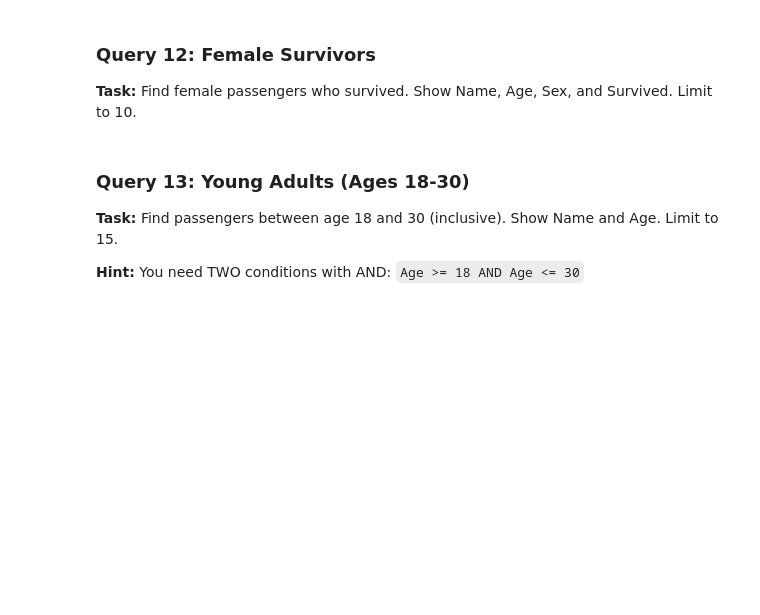
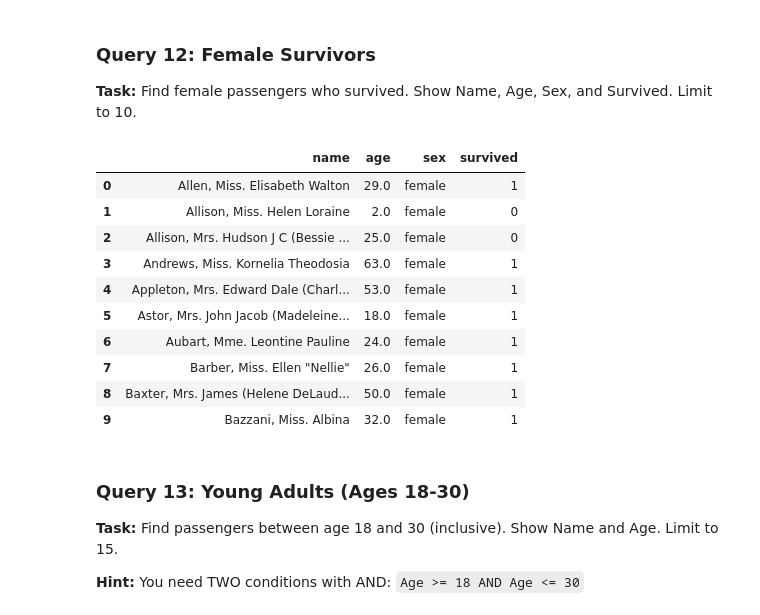
Before and after one commit to LSprecher27/databaseApplications, a Jupyter notebook: dbApps04/dbApps04Tasks.ipynb, the cells around one changed output. Drawn from its saved outputs; the diff is of its cells as text; code cells hidden in the pictures; blank space fills up the shorter version.

```diff
--- a/dbApps04/dbApps04Tasks.ipynb
+++ b/dbApps04/dbApps04Tasks.ipynb
@@ -360,13 +360,26 @@ display(result_11)
 # %%
 # TODO: Write your query (use AND)
 query_12 = """
 SELECT Name, Age, Sex, Survived
 FROM Passengers
-
+WHERE sex = 'female'
+LIMIT 10
 """
 
 result_12 = pd.read_sql(query_12, conn)
 display(result_12)
+# %% [output]
+|  | name | age | sex | survived |
+| 0 | Allen, Miss. Elisabeth Walton | 29.0 | female | 1 |
+| 1 | Allison, Miss. Helen Loraine | 2.0 | female | 0 |
+| 2 | Allison, Mrs. Hudson J C (Bessie ... | 25.0 | female | 0 |
+| 3 | Andrews, Miss. Kornelia Theodosia | 63.0 | female | 1 |
+| 4 | Appleton, Mrs. Edward Dale (Charl... | 53.0 | female | 1 |
+| 5 | Astor, Mrs. John Jacob (Madeleine... | 18.0 | female | 1 |
+| 6 | Aubart, Mme. Leontine Pauline | 24.0 | female | 1 |
+| 7 | Barber, Miss. Ellen "Nellie" | 26.0 | female | 1 |
+| 8 | Baxter, Mrs. James (Helene DeLaud... | 50.0 | female | 1 |
+| 9 | Bazzani, Miss. Albina | 32.0 | female | 1 |
 # %% [markdown]
 ### Query 13: Young Adults (Ages 18-30)
 
```
Also changed, not shown: parts of 16 cells of this notebook.
